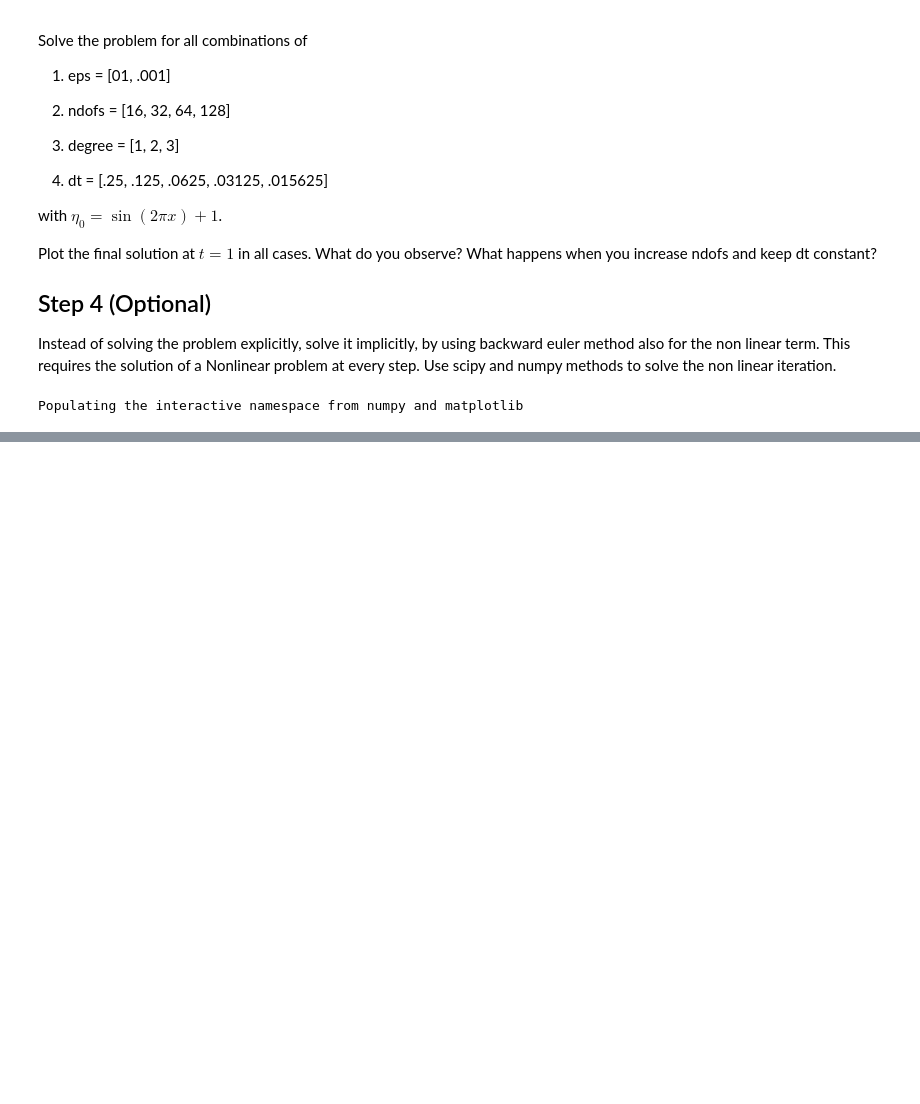
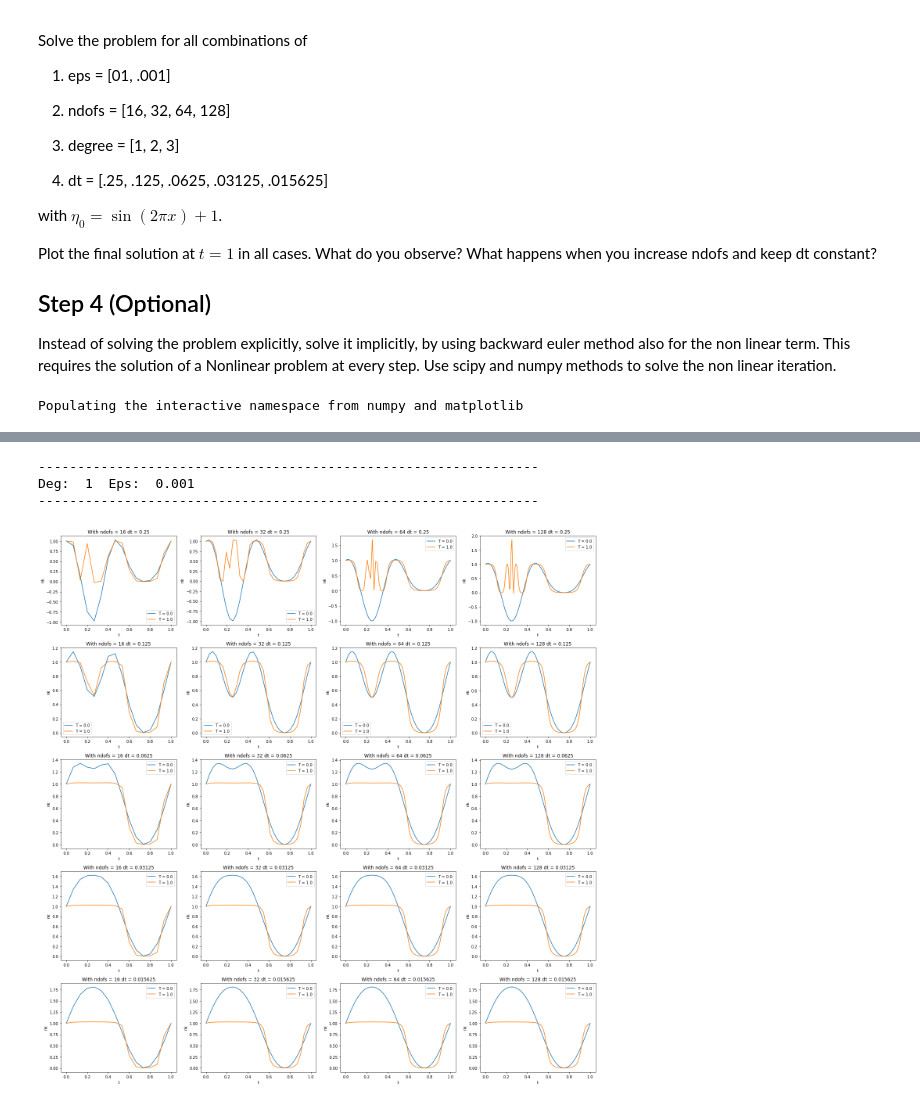
Before and after one commit to lleon95/P1.4_seed, a Jupyter notebook: final_project/final_project_lleon.ipynb, the cells around one changed output, grey strips where cells are left out. Drawn from its saved outputs; the diff is of its cells as text; code cells hidden in the pictures; blank space fills up the shorter version.

```diff
--- a/final_project/final_project_lleon.ipynb
+++ b/final_project/final_project_lleon.ipynb
@@ -250,0 +316,12 @@ for eps in [0.01, 0.001]:
+# %%
+deg = 1
+eps = 0.001
+print("----------------------------------------------------------------")
+print("Deg: ", deg, " Eps: ", eps)
+print("----------------------------------------------------------------")
+plot_df_n_ndofs(deg, eps)
+# %% [output]
+----------------------------------------------------------------
+Deg:  1  Eps:  0.001
+----------------------------------------------------------------
+[figure, added]
```
Also changed, not shown: parts of 9 cells of this notebook.
